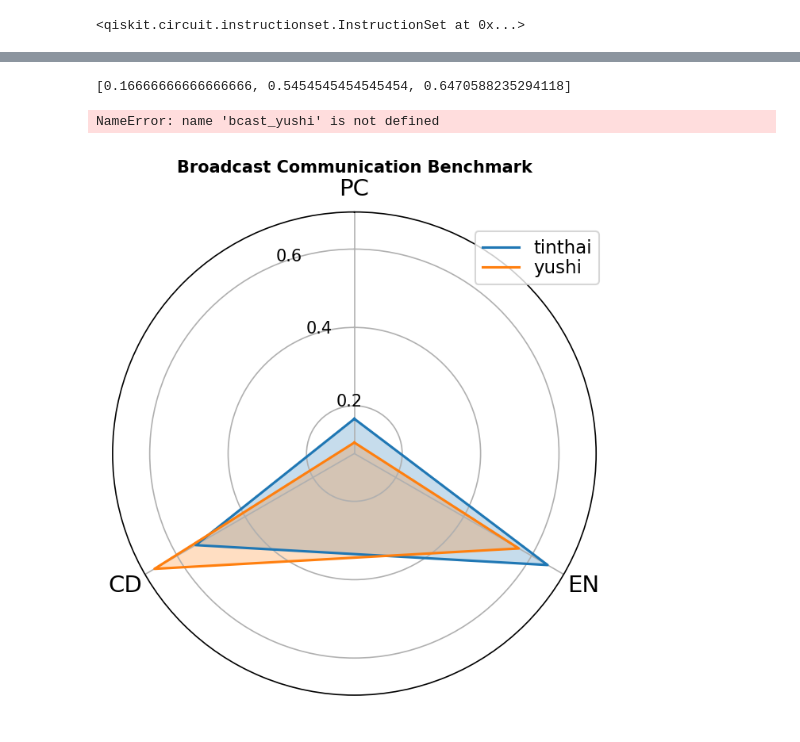
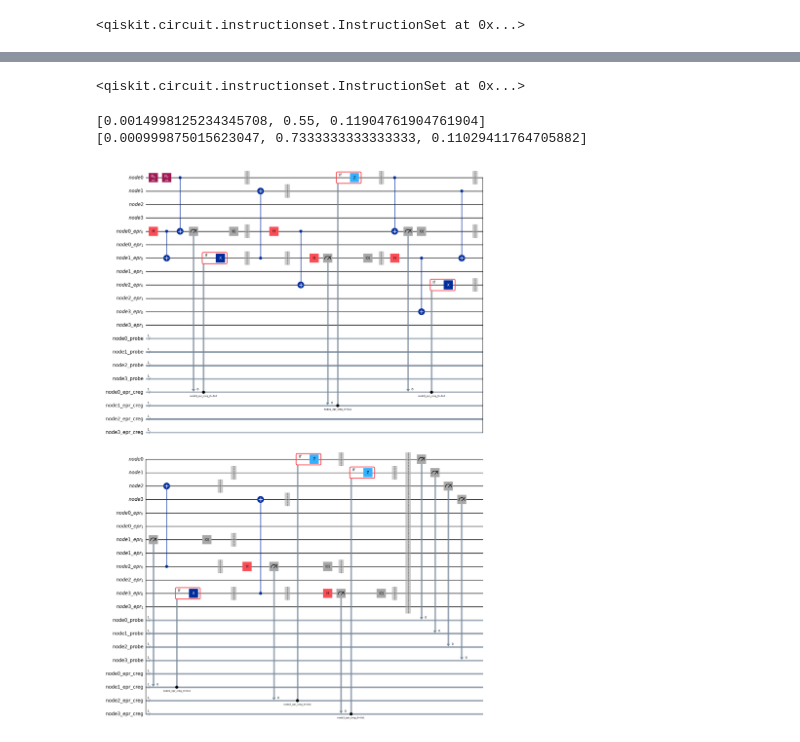
Before and after one commit to EayonTinthai/qmpi_cpe_kmutt, a Jupyter notebook: QMPI_Tinthai_Version/playground/broadcast_ghz.ipynb, the cells around one changed output, grey strips where cells are left out. Saved outputs shown, nothing was run; the diff lists cells and outputs as text; code cells hidden in the pictures.

```diff
--- a/QMPI_Tinthai_Version/playground/broadcast_ghz.ipynb
+++ b/QMPI_Tinthai_Version/playground/broadcast_ghz.ipynb
@@ -234,9 +246,13 @@ for i, amp in enumerate(vec.data):
 collective_circuit = QuantumCircuit()
 nodes_count = 4
 qnode = {}
+qnode_probe = {}
 for i in range(nodes_count):
     qnode[i] = QuantumRegister(1, name = f"node{i}")
     collective_circuit.add_register(qnode[i])
+for i in range(nodes_count):
+    qnode_probe[i] = ClassicalRegister(1, name = f"node{i}_probe")
+    collective_circuit.add_register(qnode_probe[i])
 
 # Initiate ให้ node1[0] มีโอกาส ket(0) ~75%
 collective_circuit.rx(math.pi/4, qnode[0][0])   # หมุนแกน X มุม π/4 บน qubit 0
@@ -249,5 +265,12 @@ collective_class_yushi = MPI_collective.CollectiveMPI(collective_circuit)
 # Broadcast
 operation = collective_class_yushi.brodcast([qnode[0][0], qnode[1][0], qnode[2][0], qnode[3][0]])
 
+collective_class_yushi.q.barrier()
+collective_class_yushi.q.measure(qnode[0][0], qnode_probe[0])
+collective_class_yushi.q.measure(qnode[1][0], qnode_probe[1])
+collective_class_yushi.q.measure(qnode[2][0], qnode_probe[2])
+collective_class_yushi.q.measure(qnode[3][0], qnode_probe[3])
 # qdata_to_circuit(collective_class.q, operation)
+# %% [output]
+<qiskit.circuit.instructionset.InstructionSet at 0x...>
 # %%
@@ -257,33 +294,10 @@ collective_circuit_yushi_ready2run = transpile(collective_class_yushi.q, backend
-# %%
-bcast_tinthai
-# %% [output]
-[0.16666666666666666, 0.5454545454545454, 0.6470588235294118]
-# %%
-bcast_yushi
-# %% [output]
-NameError: name 'bcast_yushi' is not defined
-# %%
-from supermarq import *
-
-bcast_tinthai = [
-  converters.compute_communication_with_qiskit(collective_circuit_tinthai_ready2rn),
-  converters.compute_depth_with_qiskit(collective_circuit_tinthai_ready2rn),
-  converters.compute_entanglement_with_qiskit(collective_circuit_tinthai_ready2rn),
-]
-
-bcast_yushi = [
-  converters.compute_communication_with_qiskit(collective_circuit_yushi_ready2run),
-  converters.compute_depth_with_qiskit(collective_circuit_yushi_ready2run),
-  converters.compute_entanglement_with_qiskit(collective_circuit_yushi_ready2run),
-]
-
-spoke_labels = ["PC", "CD", "EN"]
-plotting.plot_benchmark(
-    title= "Broadcast Communication Benchmark",
-    labels=["tinthai", "yushi"],             # one label
-    features=[bcast_tinthai, bcast_yushi],        # must be a list of feature lists
-    spoke_labels=spoke_labels,
-    show=True
-)
-# %% [output]
-[figure, removed]
+# %%
+print(bcast_tinthai)
+print(bcast_yushi)
+# %% [output]
+[0.0014998125234345708, 0.55, 0.11904761904761904]
+[0.000999875015623047, 0.7333333333333333, 0.11029411764705882]
+# %%
+collective_class_yushi.q.draw("mpl")
+# %% [output]
+[figure, added]
```
Also changed, not shown: parts of 14 cells of this notebook, 1 other file.
